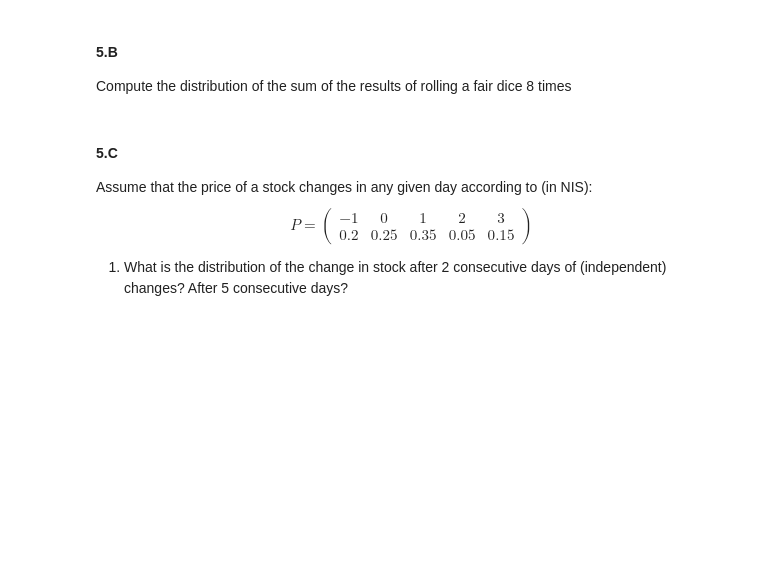
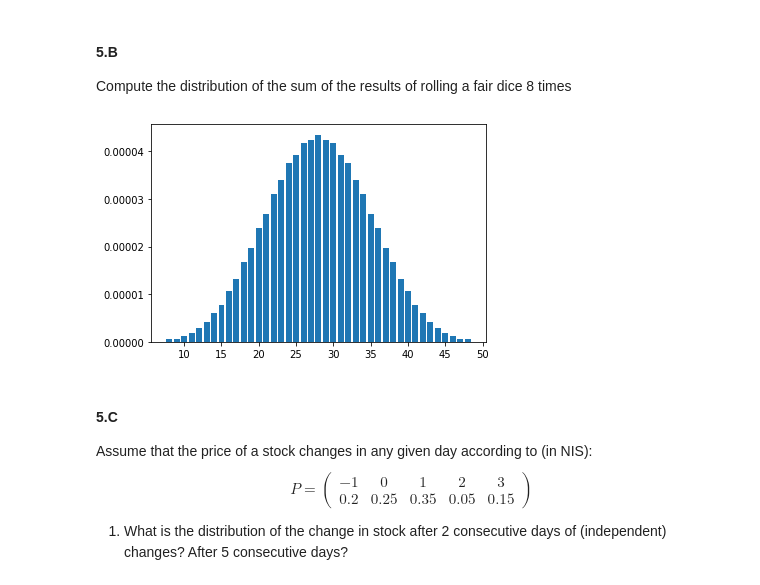
Before and after one commit to ihadanny/stat3620, a Jupyter notebook: HW1_hadanny_kohanovski.ipynb, the cells around one changed output. Saved outputs shown, nothing was run; the diff lists cells and outputs as text; code cells hidden in the pictures; blank space fills up the shorter version.

```diff
--- a/HW1_hadanny_kohanovski.ipynb
+++ b/HW1_hadanny_kohanovski.ipynb
@@ -323,3 +323,20 @@ Write a program, `Q = NFoldConv(P , n)`, that takes as input:
 * An integer n
 
 and produces the distribution, Q, of the sum of n independent repeats of random variables, each of which has the distribution P.
+# %%
+import itertools
+from functools import reduce
+from collections import defaultdict
+
+P = {1: 0.3, 2: 0.4, 3:0.3}
+
+def prod(l):
+    return reduce(lambda x, y: x * y, l, 1)
+
+def NFoldConv(P, n):
+    res = defaultdict(float)
+    for comb in itertools.combinations_with_replacement(P, n):
+        res[sum(comb)] += prod([P[c] for c in comb])
+    return res
+
+NFoldConv(P, 3)
@@ -326,6 +352,14 @@ and produces the distribution, Q, of the sum of n independent repeats of random
 # %% [markdown]
 #### 5.B
 Compute the distribution of the sum of the results of rolling a fair dice 8 times
+# %%
+import matplotlib.pyplot as plt
+P = {k: 1/6 for k in range(1,7)}
+Q = NFoldConv(P, 8)
+plt.bar(Q.keys(), Q.values())
+plt.show()
+# %% [output]
+[figure, added]
 # %% [markdown]
 #### 5.C
 Assume that the price of a stock changes in any given day according to (in NIS):
```
Also changed, not shown: parts of 7 cells of this notebook.
